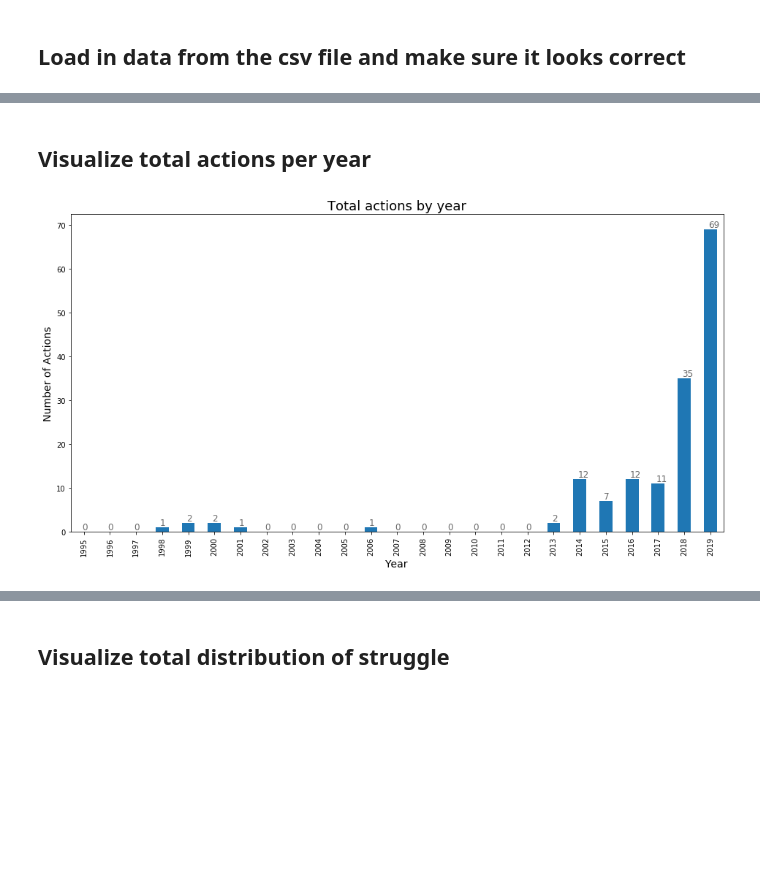
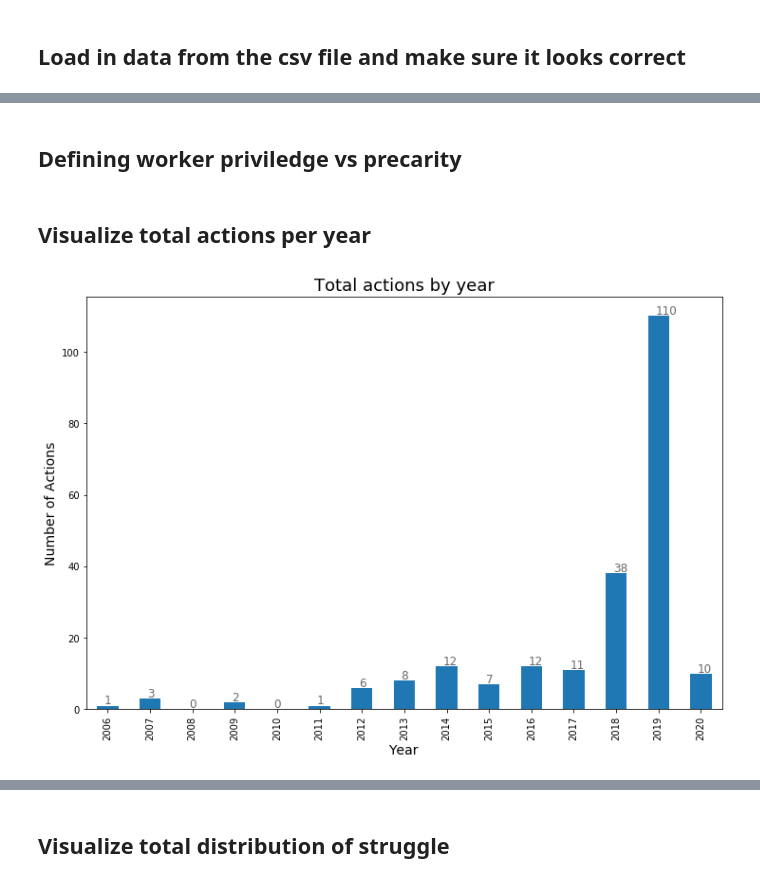
Before and after one commit to collective-action/tech, a Jupyter notebook: analysis/visualizations.ipynb, the cells around one changed output, grey strips where cells are left out. Drawn from its saved outputs; the diff is of its cells as text; code cells hidden in the pictures; blank space fills up the shorter version.

```diff
--- a/analysis/visualizations.ipynb
+++ b/analysis/visualizations.ipynb
@@ -13,11 +14,11 @@ from wordcloud import WordCloud
 # %%
 # specify the date range we wish to plot
-date_range = pd.date_range('01-01-1995', datetime.today().date())
+date_range = pd.date_range('01-01-2006', datetime.today().date())
 # %% [markdown]
 ## Load in data from the csv file and make sure it looks correct
 # %%
-csv_url = "https://raw.githubusercontent.com/organizejs/collective-actions-in-tech/master/actions.csv"
+csv_url = "https://raw.githubusercontent.com/collective-action/tech/master/actions.csv"
 df = pd.read_csv(csv_url, index_col=0)
-df['date'] = pd.to_datetime(df['date']) # cast date col to datetime64
+df["date"] = pd.to_datetime(df["date"])  # cast date col to datetime64
 df.head()
 # %% [output]
@@ -29,0 +56,2 @@ df.head()
+# %% [markdown]
+## Defining worker priviledge vs precarity
@@ -31,26 +66,31 @@ df.head()
 ## Visualize total actions per year
 # %%
 # fill dataframe with zeros for dates where no actions happened
-sparse_df = df.loc[:, 'date'].value_counts()
+sparse_df = df.loc[:, "date"].value_counts()
 
 # fill dataframe with zeros for dates where no actions happened
-sparse_df = df.loc[:, 'date'].value_counts().reindex(date_range, fill_value=0).to_frame(name='count')
+sparse_df = (
+    df.loc[:, "date"]
+    .value_counts()
+    .reindex(date_range, fill_value=0)
+    .to_frame(name="count")
+)
 
 # aggregate our dataframe by year
-yearly_df = sparse_df.groupby([sparse_df.index.year.rename('year')]).agg({'sum'})
+yearly_df = sparse_df.groupby([sparse_df.index.year.rename("year")]).agg({"sum"})
 
 # plot the bar graph with annotation
-ax = yearly_df.plot(kind='bar', figsize=(16, 8), legend=False)
+ax = yearly_df.plot(kind="bar", figsize=(12, 8), legend=False)
 ax.set_xlabel("Year", fontsize=14)
 ax.set_ylabel("Number of Actions", fontsize=14)
 ax.set_title("Total actions by year", fontsize=18)
 for i in ax.patches:
     ax.text(
-        i.get_x()+.175,
-        i.get_height()+.5,
+        i.get_x() + 0.175,
+        i.get_height() + 0.5,
         i.get_height(),
         fontsize=12,
-        color='dimgrey'
+        color="dimgrey",
     )
 # %% [output]
-[figure, old version]
+[figure, new version]
```
Also changed, not shown: parts of 24 cells of this notebook.
